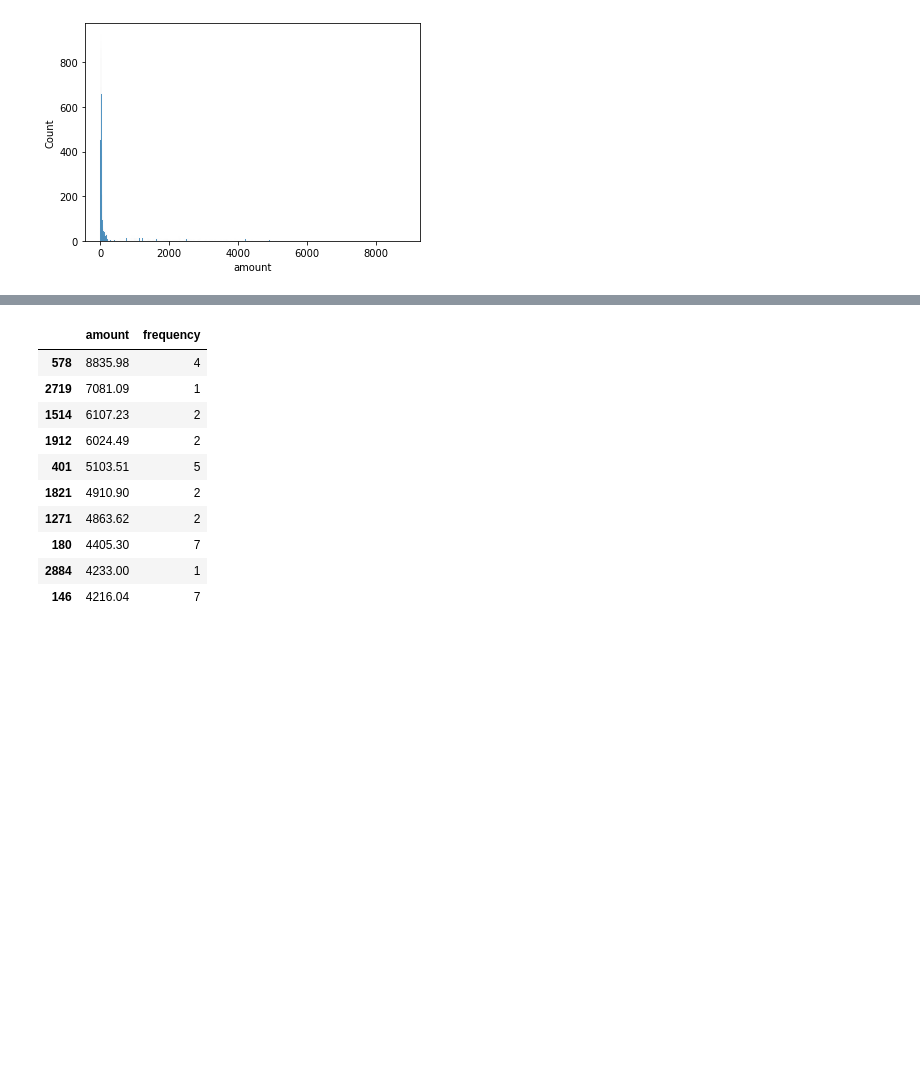
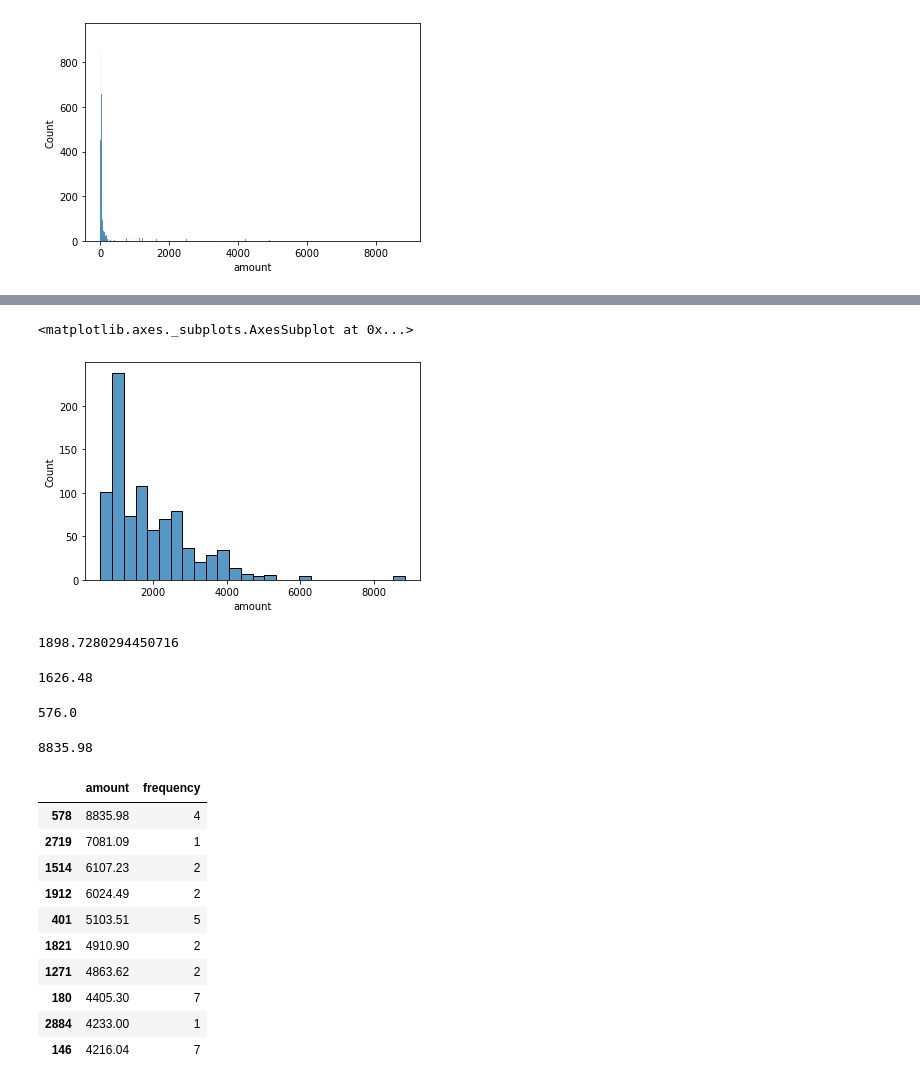
Before and after one commit to nug1209/ANZ_Data_Virtual_Experience, a Jupyter notebook: ANZ_Data_Analytics.ipynb, the cells around one changed output, grey strips where cells are left out. Drawn from its saved outputs; the diff is of its cells as text; code cells hidden in the pictures; blank space fills up the shorter version.

```diff
--- a/ANZ_Data_Analytics.ipynb
+++ b/ANZ_Data_Analytics.ipynb
@@ -365,3 +398,24 @@ sns.histplot(data=df, x='amount')
+# %%
+sns.histplot(data=df.loc[df['movement']=='credit'], x='amount')
+# %% [output]
+<matplotlib.axes._subplots.AxesSubplot at 0x...>
+[figure, added]
+# %%
+df.loc[df['movement']=='credit']['amount'].mean()
+# %% [output]
+1898.7280294450716
+# %%
+df.loc[df['movement']=='credit']['amount'].median()
+# %% [output]
+1626.48
+# %%
+df.loc[df['movement']=='credit']['amount'].min()
+# %% [output]
+576.0
+# %%
+df.loc[df['movement']=='credit']['amount'].max()
+# %% [output]
+8835.98
 # %%
 df_amount_values = df['amount'].value_counts().reset_index()
 df_amount_values.columns = ['amount', 'frequency']
```
Also changed, not shown: parts of 30 cells of this notebook.
